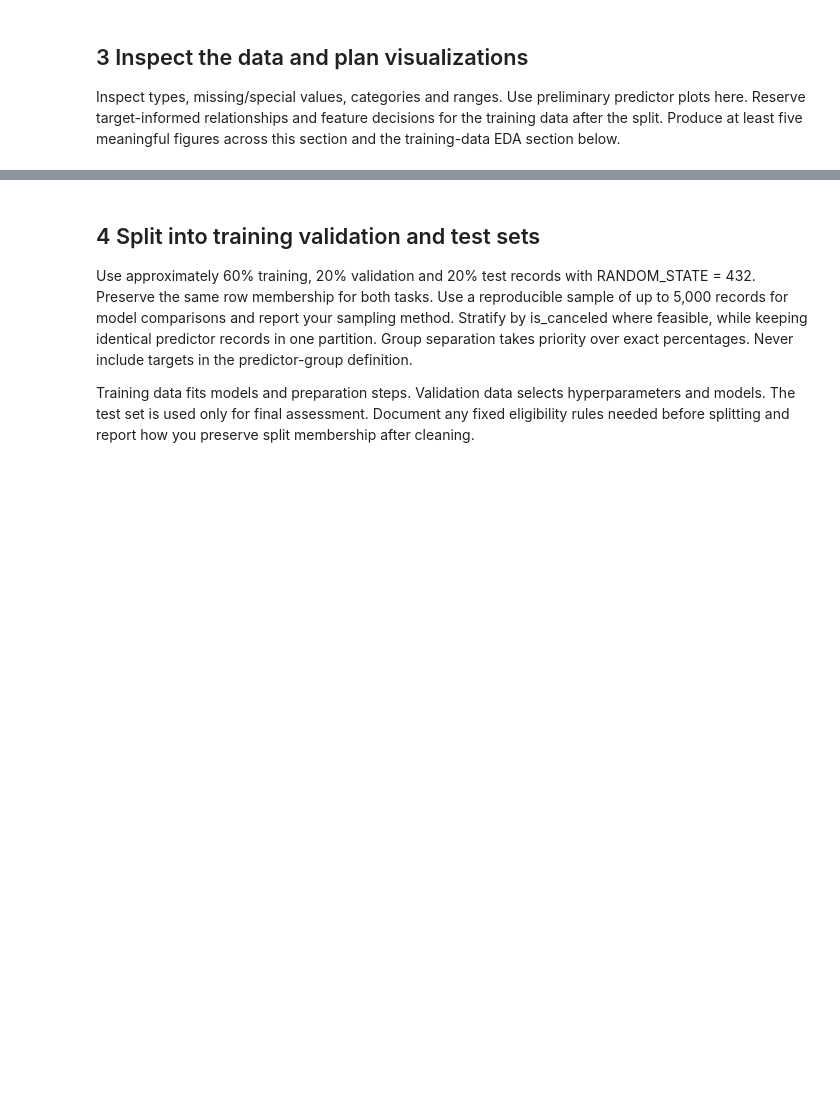
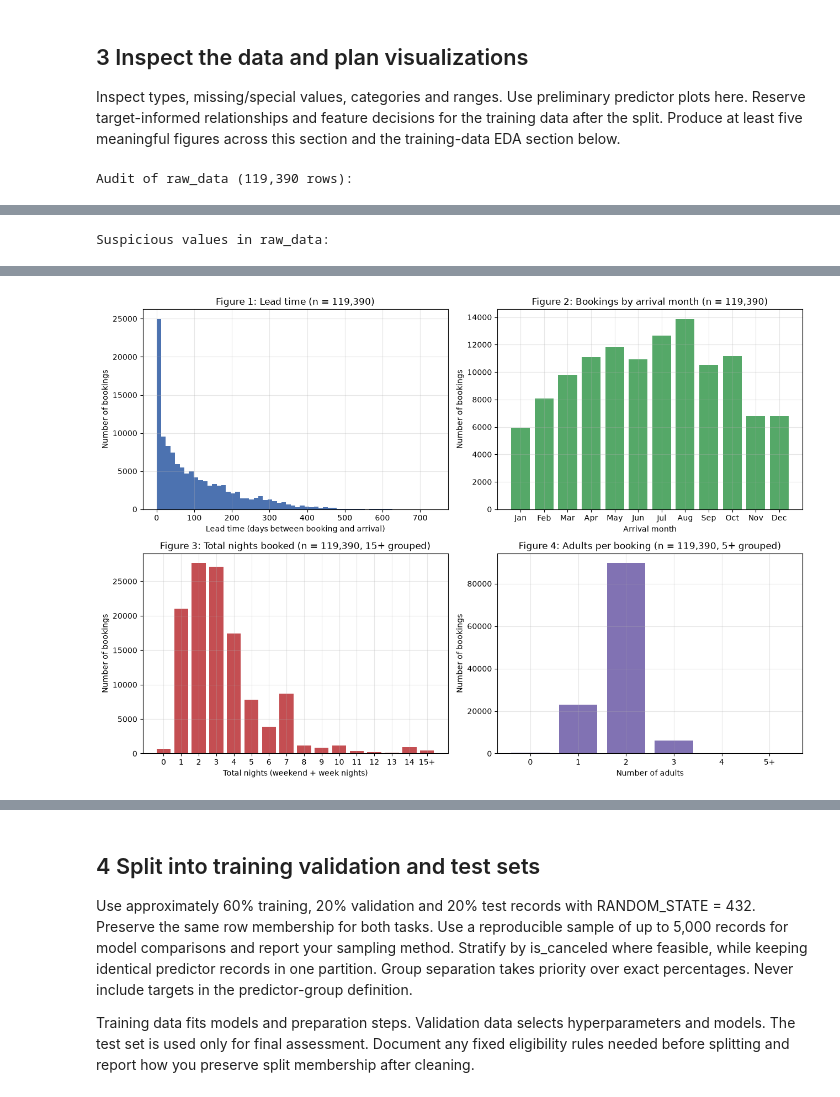
Before and after one commit to zenaism/hotel-booking-project, a Jupyter notebook: Project_Starter.ipynb, the cells around one changed output, grey strips where cells are left out. Saved outputs shown, nothing was run; the diff lists cells and outputs as text; code cells hidden in the pictures; blank space fills up the shorter version.

Commit message:
Add data preprocessing, cleaning log and train/val/test split

```diff
--- a/Project_Starter.ipynb
+++ b/Project_Starter.ipynb
@@ -48,6 +128,76 @@ _Write your response here._
 
 Inspect types, missing/special values, categories and ranges. Use preliminary predictor plots here. Reserve target-informed relationships and feature decisions for the training data after the split. Produce at least five meaningful figures across this section and the training-data EDA section below.
 # %%
-# TODO 1: Inspect raw_data and create a concise audit summary of types, missing/special values, categories and ranges.
-# TODO 2: Show relevant actual sample rows or grouped/bin summaries next to your plots.
-# TODO 3: Create preliminary predictor-distribution figures with labeled axes, units where established, sample sizes and explanations.
+# ---- 1) quick audit of every column: type, unique values, literal "unknown-looking" text, range
+unknown_tokens = ["NA", "NULL", "Undefined"]
+rows = []
+for col in raw_data.columns:
+    s = raw_data[col]
+    r = {"dtype": str(s.dtype), "n_unique": s.nunique()}
+    for t in unknown_tokens:
+        r[f"'{t}' rows"] = int((s.astype(str) == t).sum())
+    if pd.api.types.is_numeric_dtype(s):
+        r["min"], r["max"] = s.min(), s.max()
+    rows.append(pd.Series(r, name=col))
+audit = pd.DataFrame(rows)
+print("Audit of raw_data (119,390 rows):")
+display(audit)
+
+# ---- 2) checks for values that look impossible or suspicious
+children_num = pd.to_numeric(raw_data["children"], errors="coerce")      # 'NA' -> NaN just for this check
+total_nights = raw_data["stays_in_weekend_nights"] + raw_data["stays_in_week_nights"]
+total_guests = raw_data["adults"] + children_num + raw_data["babies"]
+
+suspicious = pd.Series({
+    "adr < 0": int((raw_data["adr"] < 0).sum()),
+    "adr == 0": int((raw_data["adr"] == 0).sum()),
+    "adr > 1000": int((raw_data["adr"] > 1000).sum()),
+    "zero nights (weekend + week = 0)": int((total_nights == 0).sum()),
+    "zero guests (adults + children + babies = 0)": int((total_guests == 0).sum()),
+    "adults == 0": int((raw_data["adults"] == 0).sum()),
+    "adults >= 10": int((raw_data["adults"] >= 10).sum()),
+    "babies >= 5": int((raw_data["babies"] >= 5).sum()),
+    "lead_time == 0 (booked same day)": int((raw_data["lead_time"] == 0).sum()),
+    "lead_time > 365": int((raw_data["lead_time"] > 365).sum()),
+    "total nights > 21": int((total_nights > 21).sum()),
+}).to_frame("rows")
+print("Suspicious values in raw_data:")
+display(suspicious)
+
+# ---- 3) grouped summary that goes with the lead-time plot
+lead_bins = pd.cut(raw_data["lead_time"], [-1, 0, 7, 30, 90, 180, 365, 800],
+                   labels=["same day", "1-7 days", "8-30 days", "31-90 days",
+                           "91-180 days", "181-365 days", "over 365 days"])
+display(lead_bins.value_counts().sort_index().to_frame("bookings").assign(
+    share=lambda d: (d["bookings"] / len(raw_data)).round(3)))
+
+# ---- 4) preliminary predictor plots (no targets used here)
+fig, ax = plt.subplots(2, 2, figsize=(13, 9))
+
+ax[0, 0].hist(raw_data["lead_time"], bins=60, color="#4C72B0")
+ax[0, 0].set_title("Figure 1: Lead time (n = 119,390)")
+ax[0, 0].set_xlabel("Lead time (days between booking and arrival)")
+ax[0, 0].set_ylabel("Number of bookings")
+
+month_counts = raw_data["arrival_date_month"].value_counts().reindex(MONTHS)
+ax[0, 1].bar([m[:3] for m in MONTHS], month_counts.values, color="#55A868")
+ax[0, 1].set_title("Figure 2: Bookings by arrival month (n = 119,390)")
+ax[0, 1].set_xlabel("Arrival month")
+ax[0, 1].set_ylabel("Number of bookings")
+
+nights_plot = total_nights.clip(upper=15).value_counts().sort_index()
+ax[1, 0].bar(nights_plot.index.astype(str).str.replace("15", "15+"), nights_plot.values, color="#C44E52")
+ax[1, 0].set_title("Figure 3: Total nights booked (n = 119,390, 15+ grouped)")
+ax[1, 0].set_xlabel("Total nights (weekend + week nights)")
+ax[1, 0].set_ylabel("Number of bookings")
+
+adults_plot = raw_data["adults"].clip(upper=5).value_counts().sort_index()
+ax[1, 1].bar(adults_plot.index.astype(str).str.replace("5", "5+"), adults_plot.values, color="#8172B3")
+ax[1, 1].set_title("Figure 4: Adults per booking (n = 119,390, 5+ grouped)")
+ax[1, 1].set_xlabel("Number of adults")
+ax[1, 1].set_ylabel("Number of bookings")
+
+plt.tight_layout()
+plt.show()
+# %% [output]
+Audit of raw_data (119,390 rows):
@@ -53,0 +221 @@ Inspect types, missing/special values, categories and ranges. Use preliminary pr
+Suspicious values in raw_data:
@@ -54,3 +243,4 @@ Inspect types, missing/special values, categories and ranges. Use preliminary pr
+[figure, added]
 # %% [markdown]
 ### Your explanation
 
```
Also changed, not shown: parts of 20 cells of this notebook, 1 other file.
